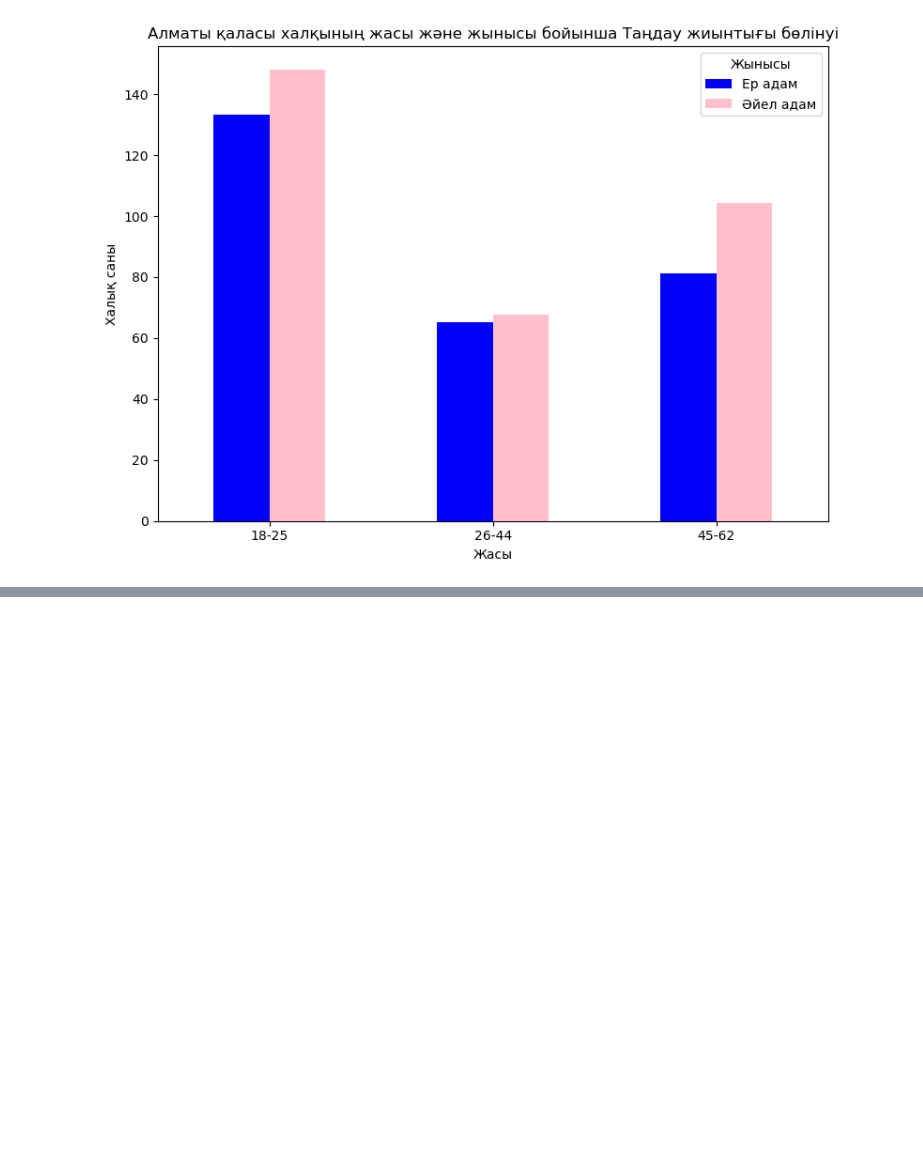
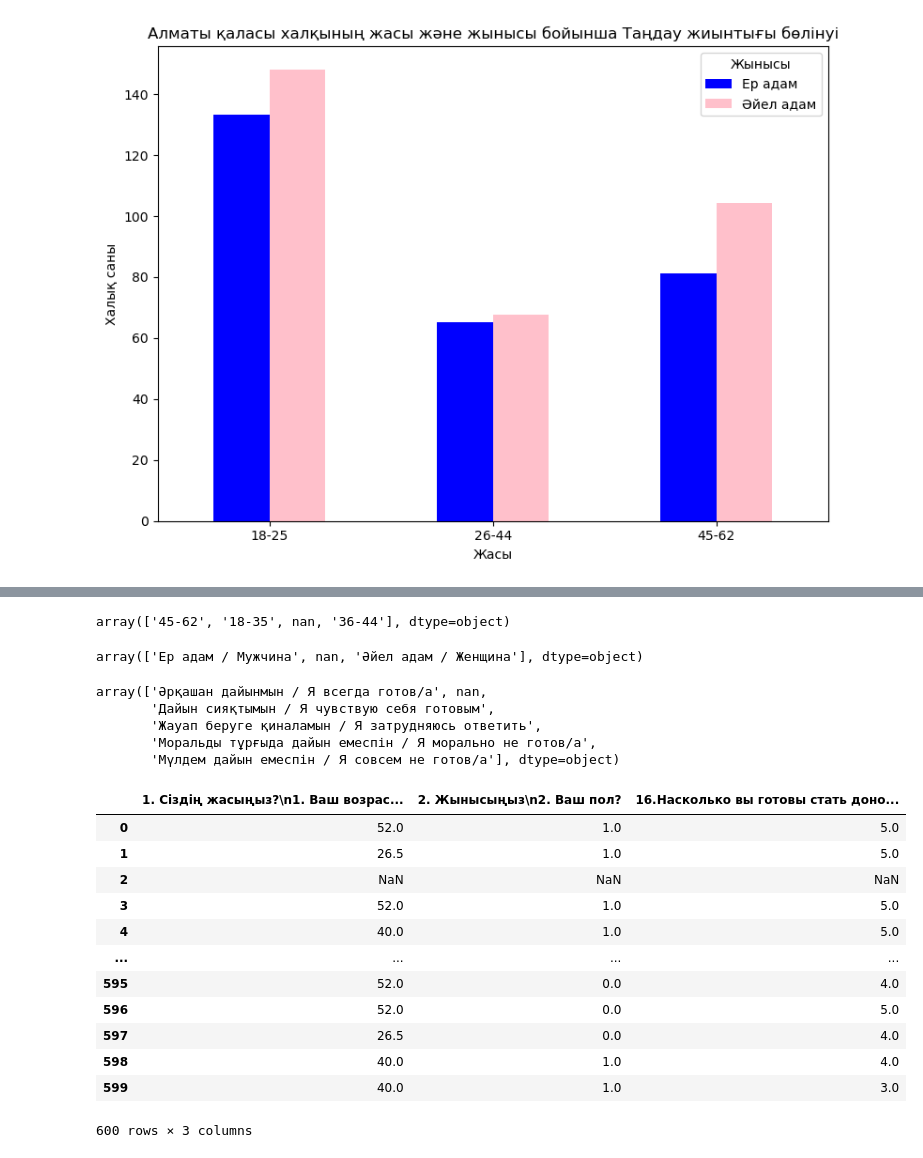
Before and after one commit to alinaskhan/Correlation-analysis, a Jupyter notebook: Analysis.ipynb, the cells around one changed output, grey strips where cells are left out. Saved outputs shown, nothing was run; the diff lists cells and outputs as text; code cells hidden in the pictures; blank space fills up the shorter version.

```diff
--- a/Analysis.ipynb
+++ b/Analysis.ipynb
@@ -149,0 +141,24 @@ df_new.columns = [str(i + 1) for i in range(len(df_new.columns))]
+# %%
+columns_of_interest = [
+    '1. Сіздің жасыңыз?\n1. Ваш возраст?\n',
+    '2. Жынысыңыз\n2. Ваш пол?',
+    '16.Насколько вы готовы стать донором органа'
+]
+
+sub_df = df[columns_of_interest]
+# %%
+df['1. Сіздің жасыңыз?\n1. Ваш возраст?\n'].unique()
+# %% [output]
+array(['45-62', '18-35', nan, '36-44'], dtype=object)
+# %%
+df['2. Жынысыңыз\n2. Ваш пол?'].unique()
+# %% [output]
+array(['Ер адам / Мужчина', nan, 'Әйел адам / Женщина'], dtype=object)
+# %%
+df['16.Насколько вы готовы стать донором органа'].unique()
+# %% [output]
+array(['Әрқашан дайынмын / Я всегда готов/а', nan,
+       'Дайын сияқтымын / Я чувствую себя готовым',
+       'Жауап беруге қиналамын / Я затрудняюсь ответить',
+       'Моральды тұрғыда дайын емеспін / Я морально не готов/а',
+       'Мүлдем дайын емеспін / Я совсем не готов/а'], dtype=object)
@@ -149,0 +193,16 @@ df_new.columns = [str(i + 1) for i in range(len(df_new.columns))]
+# %%
+sub_df
+# %% [output]
+|  | 1. Сіздің жасыңыз?\n1. Ваш возрас... | 2. Жынысыңыз\n2. Ваш пол? | 16.Насколько вы готовы стать доно... |
+| 0 | 52.0 | 1.0 | 5.0 |
+| 1 | 26.5 | 1.0 | 5.0 |
+| 2 | NaN | NaN | NaN |
+| 3 | 52.0 | 1.0 | 5.0 |
+| 4 | 40.0 | 1.0 | 5.0 |
+| ... | ... | ... | ... |
+| 595 | 52.0 | 0.0 | 4.0 |
+| 596 | 52.0 | 0.0 | 5.0 |
+| 597 | 26.5 | 0.0 | 4.0 |
+| 598 | 40.0 | 1.0 | 4.0 |
+| 599 | 40.0 | 1.0 | 3.0 |
+600 rows × 3 columns
```
Also changed, not shown: parts of 37 cells of this notebook, 1 other file.
